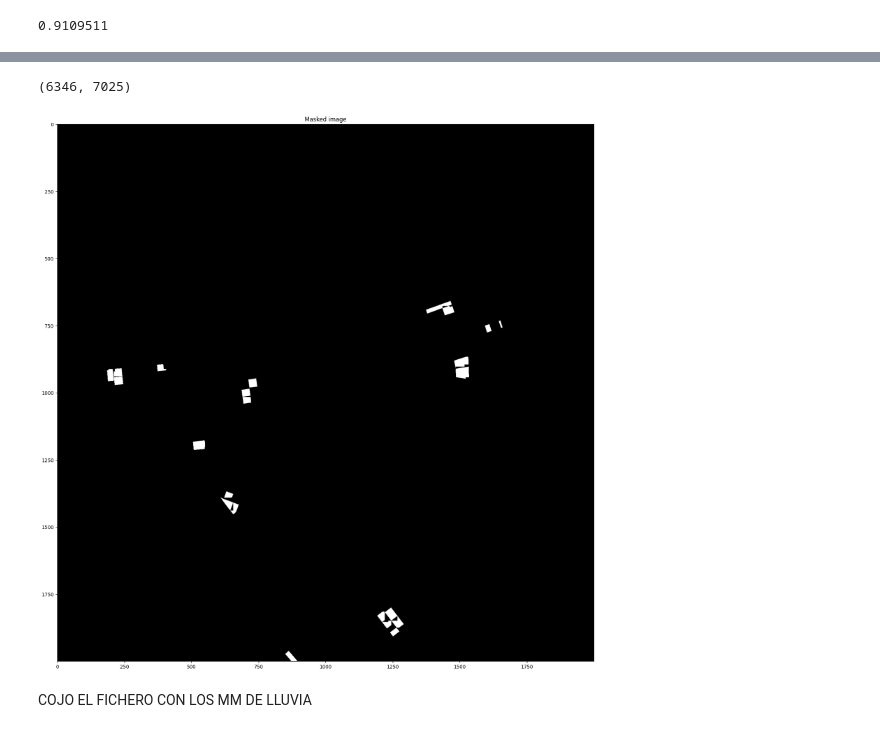
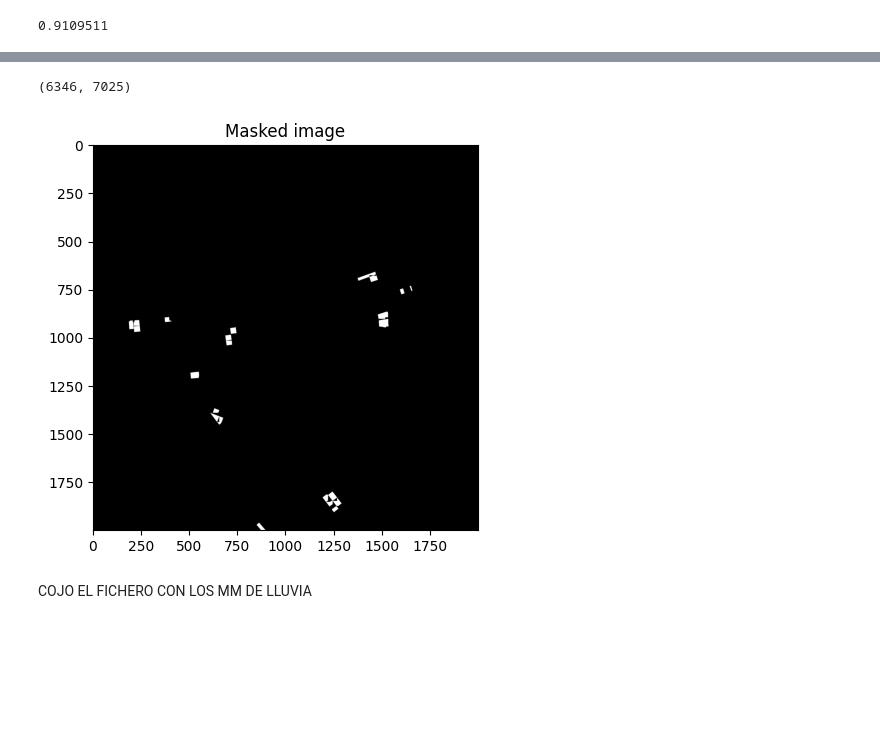
Before and after one commit to cFr4nk/Tesi_SAR_Analysis, a Jupyter notebook: Read_Cohe.ipynb, the cells around one changed output, grey strips where cells are left out. Saved outputs shown, nothing was run; the diff lists cells and outputs as text; code cells hidden in the pictures; blank space fills up the shorter version.

```diff
--- a/Read_Cohe.ipynb
+++ b/Read_Cohe.ipynb
@@ -286,24 +267,24 @@ plt.imshow(mypoly['AKW_SB_C']['mask_sub'])
 # %%
 full_mask = np.zeros((len(Y_geo), len(X_geo)), dtype=bool)
 print(full_mask.shape)
 
 _, IMG = Functions.read_img(hdrs[0],'')
 
 # 2. Inserisci la maschera piccola nella posizione corretta usando gli indici
 # idx_y e idx_x definiscono le "coordinate matriciali" in cui incollare il pezzo
 print()
 for i in mypoly:
 
     full_mask[mypoly[i]['r_range'][0]:mypoly[i]['r_range'][1],
               mypoly[i]['c_range'][0]:mypoly[i]['c_range'][1]] = mypoly[i]['mask_sub']
 
-plt.figure(figsize=(20,20))
+plt.figure(figsize=(5,5))
 plt.imshow(full_mask[1000:3000,4000:6000], cmap='gray')
 plt.title("Masked image")
 plt.show()
 # %% [output]
 (6346, 7025)
-[figure, old version]
+[figure, new version]
 # %% [markdown]
 COJO EL FICHERO CON LOS MM DE LLUVIA
 # %%
```
Also changed, not shown: parts of 14 cells of this notebook, 1 other file.
